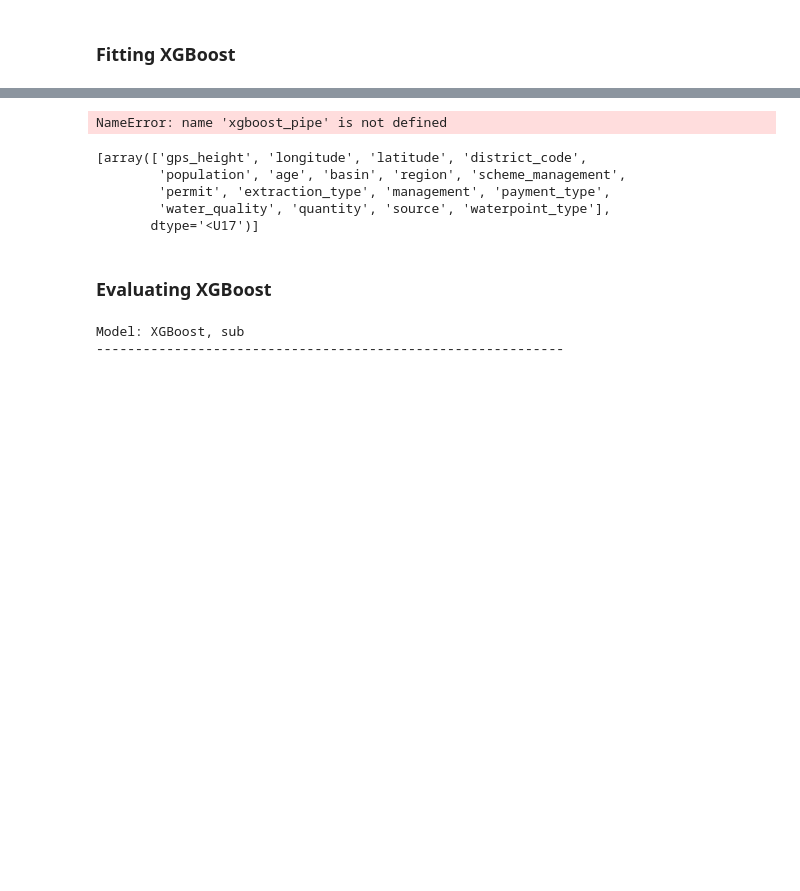
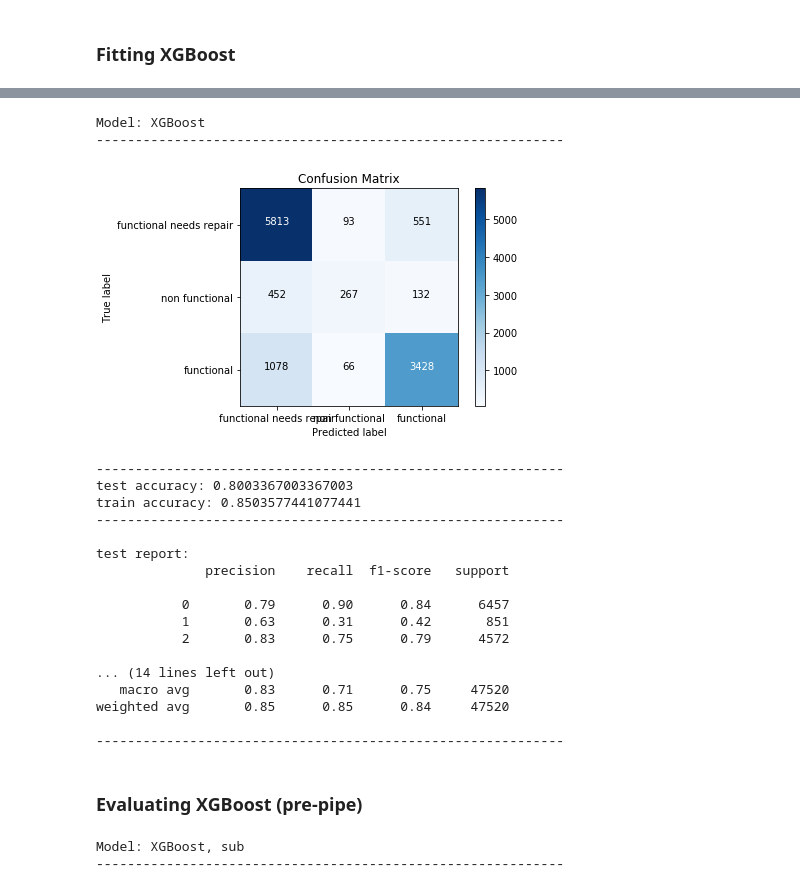
Before and after one commit to jneums/tanzania, a Jupyter notebook: notebooks/model.ipynb, the cells around one changed output, grey strips where cells are left out. Drawn from its saved outputs; the diff is of its cells as text; code cells hidden in the pictures; blank space fills up the shorter version.

```diff
--- a/notebooks/model.ipynb
+++ b/notebooks/model.ipynb
@@ -491,15 +463,17 @@ metrics('SVC', y_train, y_test, svc_train_preds, svc_test_preds)
 # %%
 xgb_params = {
 #     'pca__n_components': range(20, 60, 20),
-    'model__colsample_bytree': [.6],       # how many features to use per estimator/tree
+    'model__colsample_bytree': [.3],       # how many features to use per estimator/tree
     'model__eta': [.01],                   # learning rate
-    'model__n_estimators': [1000],         # how many models/estimators/trees to make
-    'model__gamma': [5],                   # larger gamma, more conservitive. lower means more overfitting
+    'model__n_estimators': [500],         # how many models/estimators/trees to make
+    'model__gamma': [3],                   # larger gamma, more conservitive. lower means more overfitting
     'model__max_depth': [12],              # higher number means more overfitting
     'model__objective': ['multi:softmax'], # for multiclass
     'model__num_class': [3],               # for multiclass
     'model__eval_metric': ['merror'],      # for multiclass
 }
+
+xgb_params.update(preprocessor_params)
 # %% [markdown]
 ### Fitting XGBoost
 # %%
@@ -519,17 +507,28 @@ feature_df = get_feature_df(xgboost_pipe, feature_names)
-# %%
-xgboost_pipe
-# %% [output]
-NameError: name 'xgboost_pipe' is not defined
-# %%
-feature_df[1].tolist()
-# %% [output]
-[array(['gps_height', 'longitude', 'latitude', 'district_code',
-        'population', 'age', 'basin', 'region', 'scheme_management',
-        'permit', 'extraction_type', 'management', 'payment_type',
-        'water_quality', 'quantity', 'source', 'waterpoint_type'],
-       dtype='<U17')]
+# %%
+metrics('XGBoost', y_train, y_test, xgb_train_preds, xgb_test_preds)
+# %% [output]
+Model: XGBoost
+------------------------------------------------------------
+[figure, added]
+------------------------------------------------------------
+test accuracy: 0.8003367003367003
+train accuracy: 0.8503577441077441
+------------------------------------------------------------
+
+test report:
+              precision    recall  f1-score   support
+
+           0       0.79      0.90      0.84      6457
+           1       0.63      0.31      0.42       851
+           2       0.83      0.75      0.79      4572
+
+... (14 lines left out)
+   macro avg       0.83      0.71      0.75     47520
+weighted avg       0.85      0.85      0.84     47520
+
+------------------------------------------------------------
 # %% [markdown]
-### Evaluating XGBoost
+### Evaluating XGBoost (pre-pipe)
 # %%
 metrics('XGBoost, sub', y_train, y_test, xgb_train_preds, xgb_test_preds)
 # %% [output]
```
Also changed, not shown: parts of 36 cells of this notebook, 6 other files.
